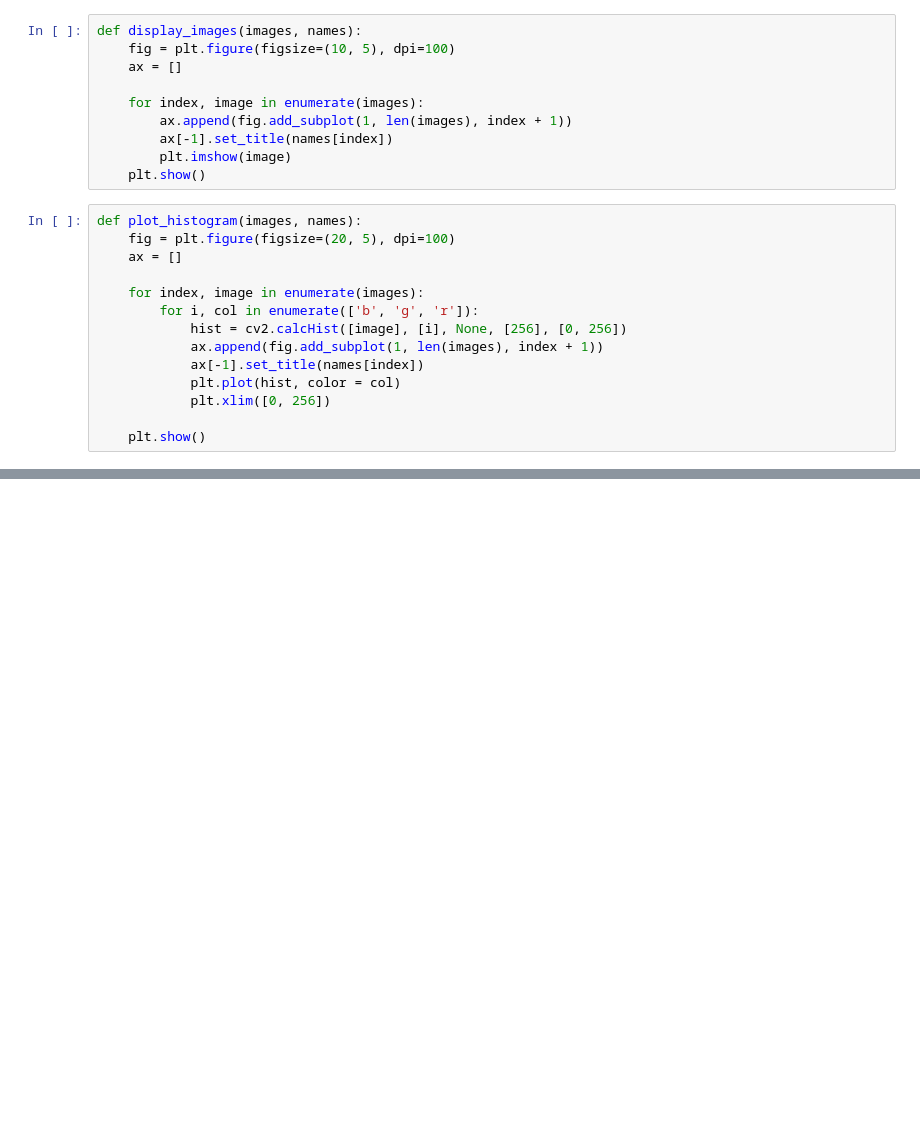
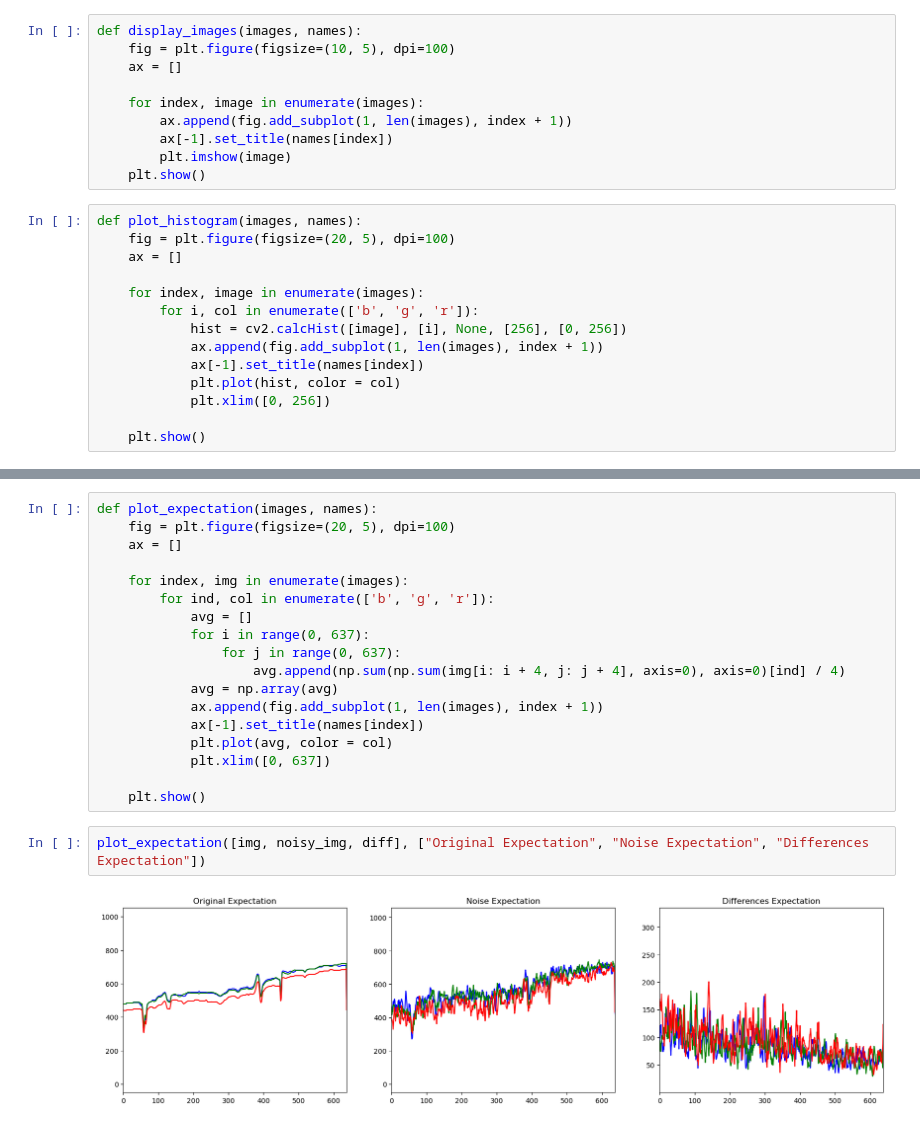
Before and after one commit to openVietAnh/ArtificialIntelligenceHomework, a Jupyter notebook: week6/imgProcessing.ipynb, the cells around one changed output, grey strips where cells are left out. Drawn from its saved outputs; the diff is of its cells as text; blank space fills up the shorter version.

```diff
--- a/week6/imgProcessing.ipynb
+++ b/week6/imgProcessing.ipynb
@@ -47,0 +41,22 @@ plot_histogram([img, noisy_img, diff], ["Original Histogram", "Noise Histogram",
+# %%
+def plot_expectation(images, names):
+    fig = plt.figure(figsize=(20, 5), dpi=100)
+    ax = []
+
+    for index, img in enumerate(images):
+        for ind, col in enumerate(['b', 'g', 'r']):
+            avg = []
+            for i in range(0, 637):
+                for j in range(0, 637):
+                    avg.append(np.sum(np.sum(img[i: i + 4, j: j + 4], axis=0), axis=0)[ind] / 4)
+            avg = np.array(avg)
+            ax.append(fig.add_subplot(1, len(images), index + 1))
+            ax[-1].set_title(names[index])
+            plt.plot(avg, color = col)
+            plt.xlim([0, 637])
+
+    plt.show()
+# %%
+plot_expectation([img, noisy_img, diff], ["Original Expectation", "Noise Expectation", "Differences Expectation"])
+# %% [output]
+[figure, added]
```
Also changed, not shown: parts of 5 cells of this notebook, 2 other files.
